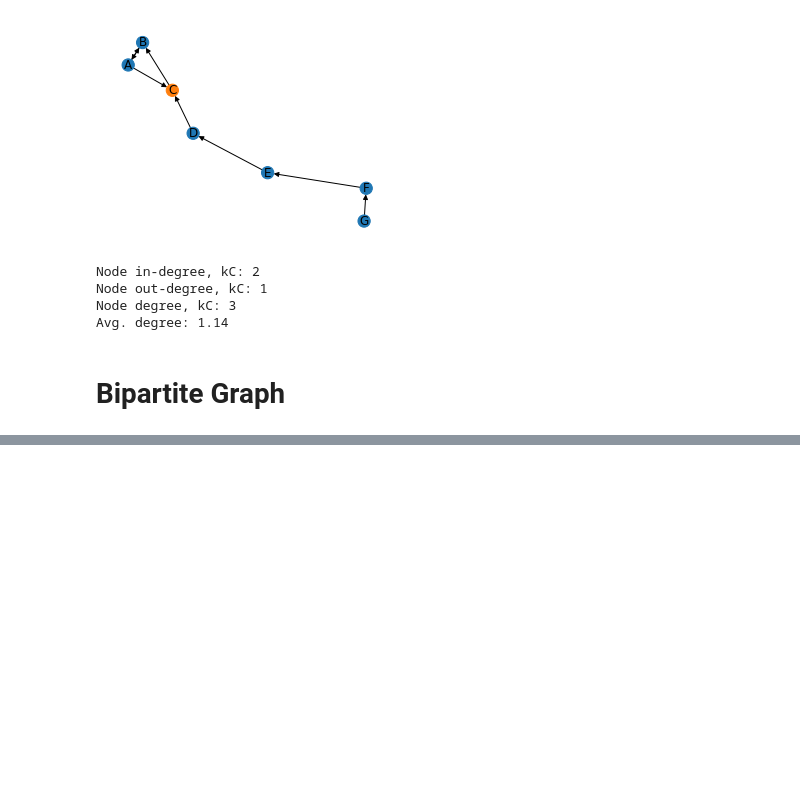
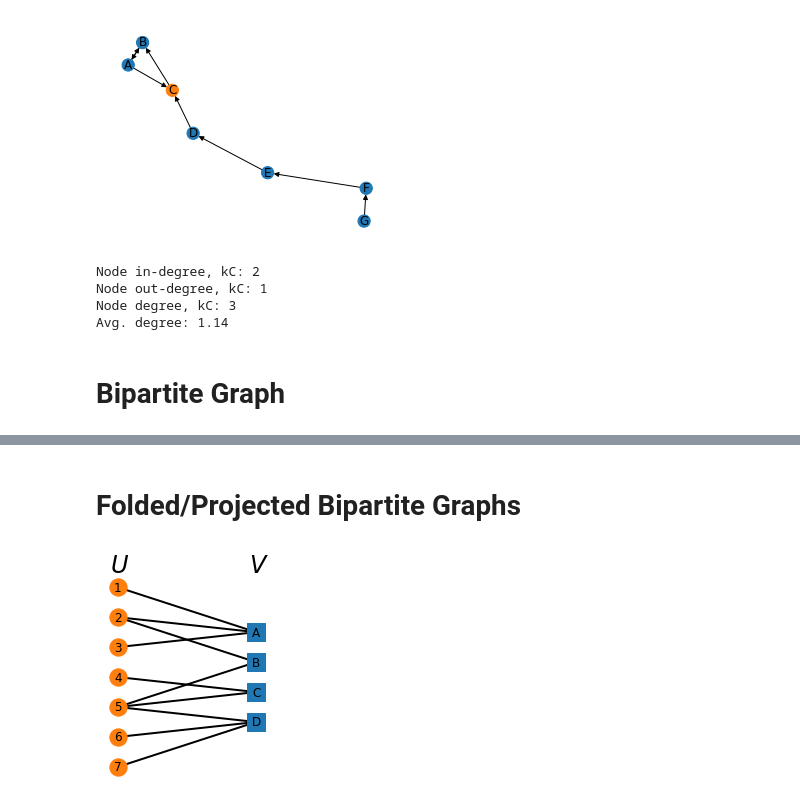
Before and after one commit to mnslarcher/cs224w-slides-to-code, a Jupyter notebook: notebooks/01_introduction_machine_learning_for_graphs.ipynb, the cells around one changed output, grey strips where cells are left out. Saved outputs shown, nothing was run; the diff lists cells and outputs as text; code cells hidden in the pictures; blank space fills up the shorter version.

```diff
--- a/notebooks/01_introduction_machine_learning_for_graphs.ipynb
+++ b/notebooks/01_introduction_machine_learning_for_graphs.ipynb
@@ -195,0 +216,15 @@ plt.show()
+# %% [markdown]
+# Folded/Projected Bipartite Graphs
+# %%
+G = nx.Graph()
+# Add nodes with the node attribute "bipartite"
+G.add_nodes_from([1, 2, 3, 4, 5, 6, 7], bipartite=0)
+G.add_nodes_from(["A", "B", "C", "D"], bipartite=1)
+# Add edges only between nodes of opposite node sets
+G.add_edges_from([(1, "A"), (2, "A"), (2, "B"), (3, "A"), (4, "C"), (5, "B"), (5, "C"), (5, "D"), (6, "D"), (7, "D")])
+
+plt.figure(figsize=(3, 4))
+draw_bipartite(G)
+plt.show()
+# %% [output]
+[figure, added]
```
Also changed, not shown: parts of 2 cells of this notebook.
